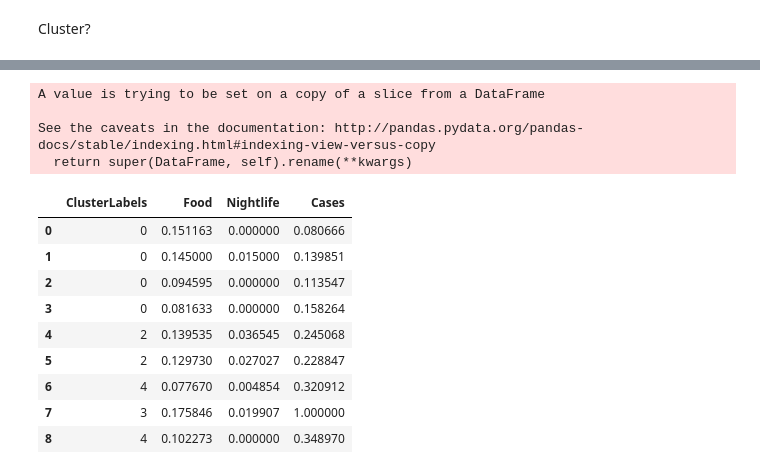
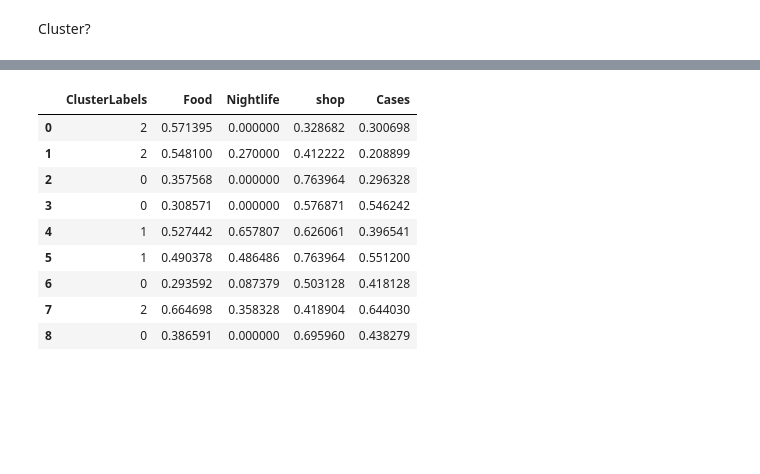
Before and after one commit to DracoStandard/Coursera_Capstone, a Jupyter notebook: Capstone Project.ipynb, the cells around one changed output, grey strips where cells are left out. Cells and saved outputs as stored; diff of their text form; code cells hidden in the pictures; blank space fills up the shorter version.

```diff
--- a/Capstone Project.ipynb
+++ b/Capstone Project.ipynb
@@ -284,3 +285,5 @@ KeyError: 'areaCode'
+# %%
+cvDf['CumCases']=cvDf['CumCases']/cvDf['CumCases'].max()
 # %% [markdown]
 Collect FourSquare checkins
 # %%
@@ -874,8 +871,13 @@ Cluster?
 # %%
 #normalise the CumCases on 0-1 basis
 df['CumCases']=df['CumCases']/df['CumCases'].max()
+# %%
+#normalise food etc
+df['Food']=df['Food']/df['Food'].max()
+df['Shop & Service']=df['Shop & Service']/df['Shop & Service'].max()
+df['Nightlife Spot']=df['Nightlife Spot']/df['Nightlife Spot'].max()
 # %%
-cdf = df[['Food','Nightlife Spot','CumCases']]
-cdf.rename(columns={ 'Nightlife Spot':'Nightlife', 'CumCases':'Cases'}, inplace=True)
+cdf = df[['Food','Nightlife Spot','CumCases', "Shop & Service"]]
+cdf.rename(columns={ 'Nightlife Spot':'Nightlife', 'CumCases':'Cases', "Shop & Service":"shop"}, inplace=True)
 cdf.head(9)
 # %% [output]
@@ -951,7 +980,7 @@ array([0, 0, 0, 0, 2, 2, 4, 3, 4, 0], dtype=int32)
 # %%
 # add clustering labels
-df.insert(0, 'ClusterLabels', kmeans.labels_)
-
+#df.insert(0, 'ClusterLabels', kmeans.labels_)
+df['ClusterLabels']=kmeans.labels_
 df
 # %% [output]
 |  | ClusterLabels | name | Arts & Entertainment | College & University | Event | Food | Nightlife Spot | ... |
@@ -974,22 +1003,18 @@ df
 # %%
-pdf = df[['ClusterLabels','Food','Nightlife Spot','CumCases']]
-pdf.rename(columns={ 'Nightlife Spot':'Nightlife', 'CumCases':'Cases'}, inplace=True)
+pdf = df[['ClusterLabels','Food','Nightlife Spot','Shop & Service','CumCases']]
+pdf.rename(columns={ 'Nightlife Spot':'Nightlife','Shop & Service':'shop', 'CumCases':'Cases'}, inplace=True)
 pdf.head(9)
 # %% [output]
-A value is trying to be set on a copy of a slice from a DataFrame
-
-See the caveats in the documentation: http://pandas.pydata.org/pandas-docs/stable/indexing.html#indexing-view-versus-copy
-  return super(DataFrame, self).rename(**kwargs)
-|  | ClusterLabels | Food | Nightlife | Cases |
-| 0 | 0 | 0.151163 | 0.000000 | 0.080666 |
-| 1 | 0 | 0.145000 | 0.015000 | 0.139851 |
-| 2 | 0 | 0.094595 | 0.000000 | 0.113547 |
-| 3 | 0 | 0.081633 | 0.000000 | 0.158264 |
-| 4 | 2 | 0.139535 | 0.036545 | 0.245068 |
-| 5 | 2 | 0.129730 | 0.027027 | 0.228847 |
-| 6 | 4 | 0.077670 | 0.004854 | 0.320912 |
-| 7 | 3 | 0.175846 | 0.019907 | 1.000000 |
-| 8 | 4 | 0.102273 | 0.000000 | 0.348970 |
+|  | ClusterLabels | Food | Nightlife | shop | Cases |
+| 0 | 2 | 0.571395 | 0.000000 | 0.328682 | 0.300698 |
+| 1 | 2 | 0.548100 | 0.270000 | 0.412222 | 0.208899 |
+| 2 | 0 | 0.357568 | 0.000000 | 0.763964 | 0.296328 |
+| 3 | 0 | 0.308571 | 0.000000 | 0.576871 | 0.546242 |
+| 4 | 1 | 0.527442 | 0.657807 | 0.626061 | 0.396541 |
+| 5 | 1 | 0.490378 | 0.486486 | 0.763964 | 0.551200 |
+| 6 | 0 | 0.293592 | 0.087379 | 0.503128 | 0.418128 |
+| 7 | 2 | 0.664698 | 0.358328 | 0.418904 | 0.644030 |
+| 8 | 0 | 0.386591 | 0.000000 | 0.695960 | 0.438279 |
 # %%
 plt.scatter(pdf.ClusterLabels, pdf.Cases,  color='blue')
 plt.xlabel("Cluster")
```
Also changed, not shown: parts of 49 cells of this notebook.
